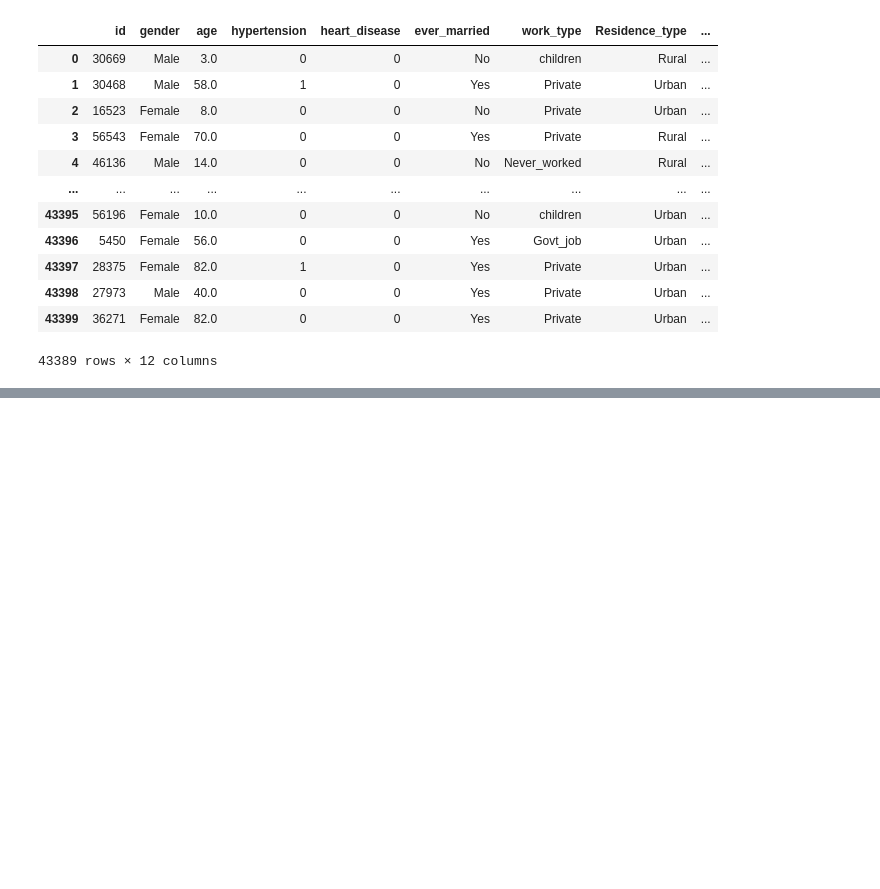
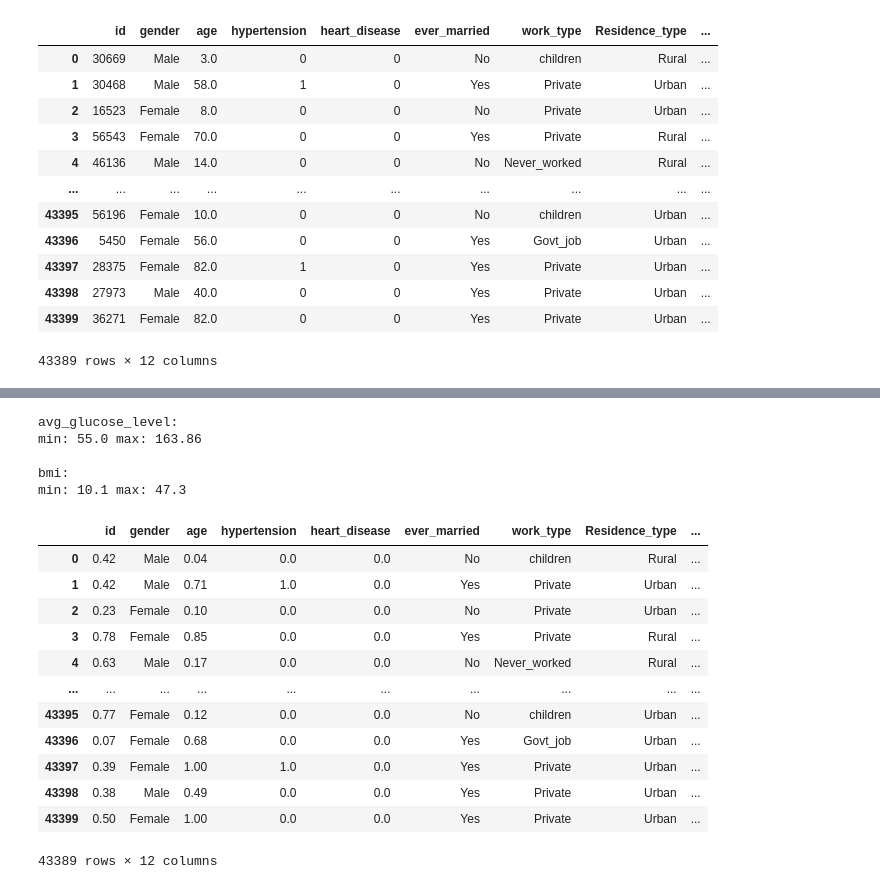
Before and after one commit to DavEspo/Stroke-Prediction, a Jupyter notebook: Phase2.ipynb, the cells around one changed output, grey strips where cells are left out. Drawn from its saved outputs; the diff is of its cells as text; code cells hidden in the pictures; blank space fills up the shorter version.

```diff
--- a/Phase2.ipynb
+++ b/Phase2.ipynb
@@ -682,8 +549,0 @@ Num of Updated Cells in bmi: 911
-# %%
-# Range Normalization
-from sklearn.preprocessing import MaxAbsScaler
-# numerical_float_columns
-DF_Converted=pd.DataFrame(df[numerical_float_columns])
-NormalizedDF=MaxAbsScaler().fit(DF_Converted)
-df[numerical_float_columns]=NormalizedDF.transform(DF_Converted)
-df
@@ -722,9 +549,0 @@ df
-# %%
-# Over Sampling
-from imblearn.over_sampling import RandomOverSampler
-OverSampled=RandomOverSampler(random_state=0)
-X_resampled, Y_resampled=OverSampled.fit_resample(df[desc_features], df[target])
-
-df=X_resampled
-df.insert(11,'stroke',Y_resampled)
-df
@@ -998,0 +689,34 @@ Confusion Matrix Display:
+# %%
+# Checking that avg_glucose_level and bmi got clamped
+print("avg_glucose_level:\nmin:", df['avg_glucose_level'].min(),"max:", df['avg_glucose_level'].max())
+print("\nbmi:\nmin:", df['bmi'].min(), "max:", df['bmi'].max())
+# %% [output]
+avg_glucose_level:
+min: 55.0 max: 163.86
+
+bmi:
+min: 10.1 max: 47.3
+# %%
+# Range Normalization from [0, 1]
+from sklearn.preprocessing import MinMaxScaler
+
+NormalizedDF=MinMaxScaler().fit(df[numerical_float_columns])
+df[numerical_float_columns]=NormalizedDF.transform(df[numerical_float_columns])
+
+# All values rounded 2 decimal places
+df=df.round(2)
+df
+# %% [output]
+|  | id | gender | age | hypertension | heart_disease | ever_married | work_type | Residence_type | ... |
+| 0 | 0.42 | Male | 0.04 | 0.0 | 0.0 | No | children | Rural | ... |
+| 1 | 0.42 | Male | 0.71 | 1.0 | 0.0 | Yes | Private | Urban | ... |
+| 2 | 0.23 | Female | 0.10 | 0.0 | 0.0 | No | Private | Urban | ... |
+| 3 | 0.78 | Female | 0.85 | 0.0 | 0.0 | Yes | Private | Rural | ... |
+| 4 | 0.63 | Male | 0.17 | 0.0 | 0.0 | No | Never_worked | Rural | ... |
+| ... | ... | ... | ... | ... | ... | ... | ... | ... | ... |
+| 43395 | 0.77 | Female | 0.12 | 0.0 | 0.0 | No | children | Urban | ... |
+| 43396 | 0.07 | Female | 0.68 | 0.0 | 0.0 | Yes | Govt_job | Urban | ... |
+| 43397 | 0.39 | Female | 1.00 | 1.0 | 0.0 | Yes | Private | Urban | ... |
+| 43398 | 0.38 | Male | 0.49 | 0.0 | 0.0 | Yes | Private | Urban | ... |
+| 43399 | 0.50 | Female | 1.00 | 0.0 | 0.0 | Yes | Private | Urban | ... |
+43389 rows × 12 columns
```
Also changed, not shown: parts of 42 cells of this notebook, 3 other files.
